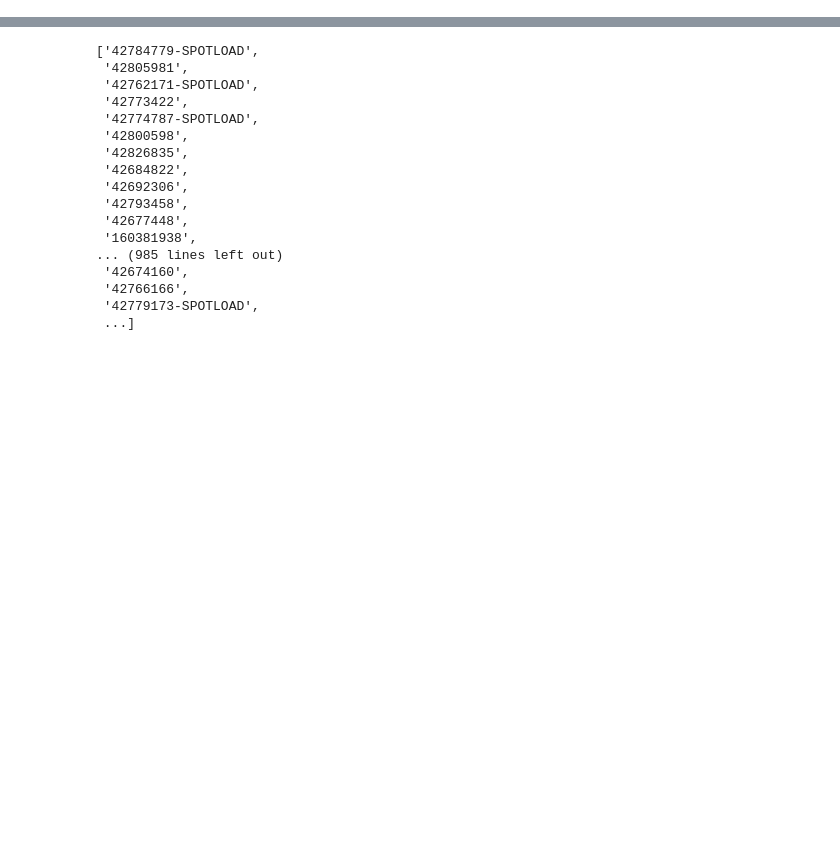
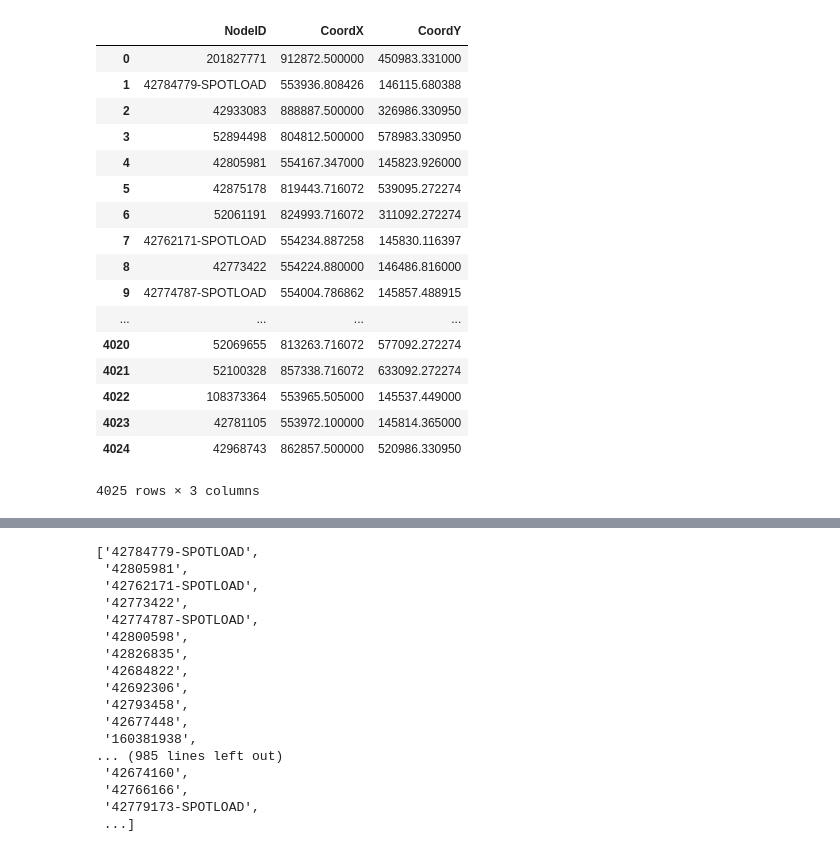
Before and after one commit to martenfese/preprocesses, a Jupyter notebook: XNetwork_test.ipynb, the cells around one changed output, grey strips where cells are left out. Saved outputs shown, nothing was run; the diff lists cells and outputs as text; code cells hidden in the pictures; blank space fills up the shorter version.

```diff
--- a/XNetwork_test.ipynb
+++ b/XNetwork_test.ipynb
@@ -29,0 +9,28 @@ coord
+# %%
+coord = pd.read_csv('../preprocesses/section_data/net_coord.csv')
+coord = coord[["NodeID","CoordX", "CoordY"]].copy()
+
+coord
+
+### What am I doing? ###
+#
+#open data file about information of all nodes, using only the coordinates
+# %% [output]
+|  | NodeID | CoordX | CoordY |
+| 0 | 201827771 | 912872.500000 | 450983.331000 |
+| 1 | 42784779-SPOTLOAD | 553936.808426 | 146115.680388 |
+| 2 | 42933083 | 888887.500000 | 326986.330950 |
+| 3 | 52894498 | 804812.500000 | 578983.330950 |
+| 4 | 42805981 | 554167.347000 | 145823.926000 |
+| 5 | 42875178 | 819443.716072 | 539095.272274 |
+| 6 | 52061191 | 824993.716072 | 311092.272274 |
+| 7 | 42762171-SPOTLOAD | 554234.887258 | 145830.116397 |
+| 8 | 42773422 | 554224.880000 | 146486.816000 |
+| 9 | 42774787-SPOTLOAD | 554004.786862 | 145857.488915 |
+| ... | ... | ... | ... |
+| 4020 | 52069655 | 813263.716072 | 577092.272274 |
+| 4021 | 52100328 | 857338.716072 | 633092.272274 |
+| 4022 | 108373364 | 553965.505000 | 145537.449000 |
+| 4023 | 42781105 | 553972.100000 | 145814.365000 |
+| 4024 | 42968743 | 862857.500000 | 520986.330950 |
+4025 rows × 3 columns
```
Also changed, not shown: parts of 24 cells of this notebook.
